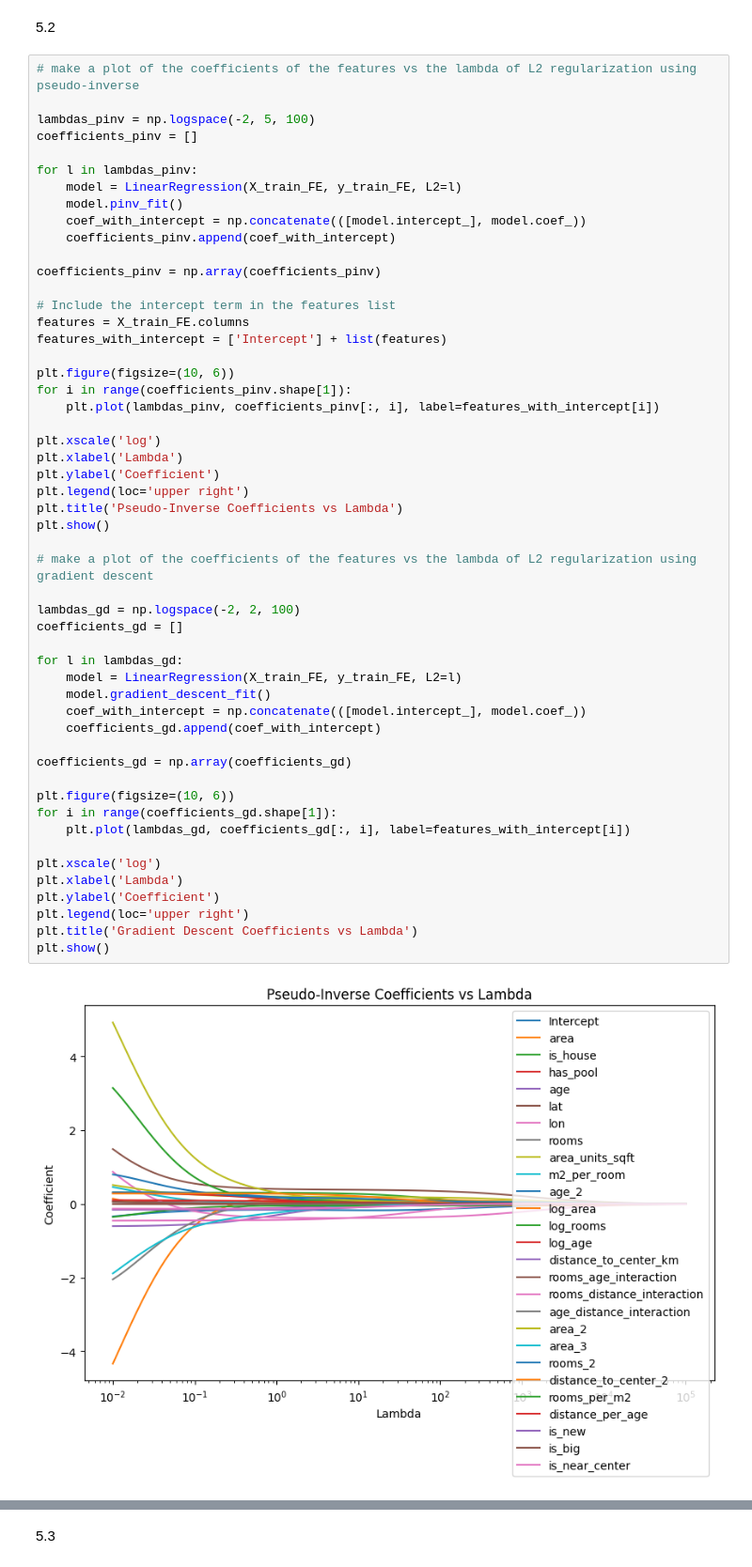
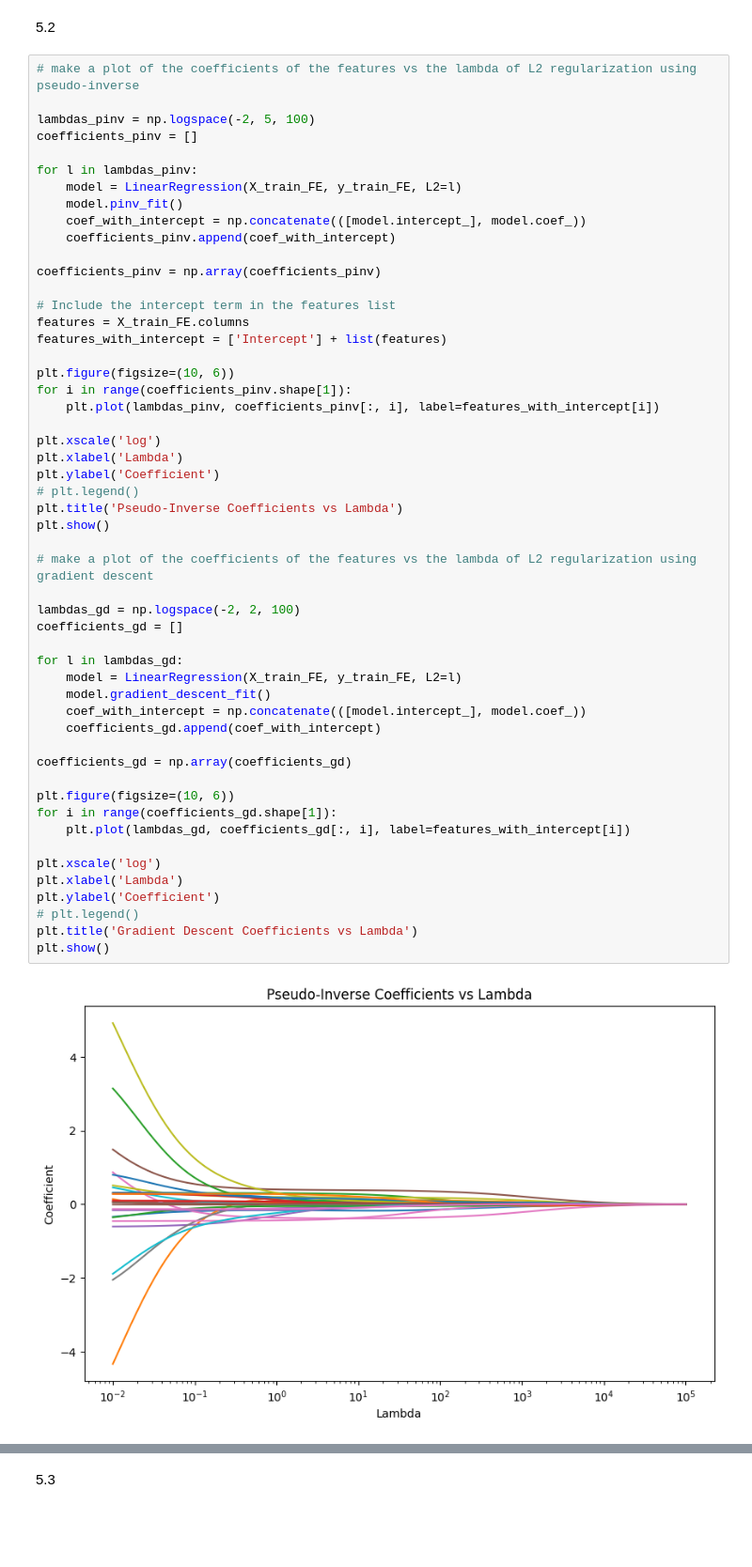
Before and after one commit to ilunomb/ML, a Jupyter notebook: TP1/Nomberg_Ilan_TP1/notebooks/Entrega_TP1.ipynb, the cells around one changed output, grey strips where cells are left out. Shown at 94% size. Drawn from its saved outputs; the diff is of its cells as text; blank space fills up the shorter version.

```diff
--- a/TP1/Nomberg_Ilan_TP1/notebooks/Entrega_TP1.ipynb
+++ b/TP1/Nomberg_Ilan_TP1/notebooks/Entrega_TP1.ipynb
@@ -383,33 +395,33 @@ for i in range(coefficients_pinv.shape[1]):
 
 plt.xscale('log')
 plt.xlabel('Lambda')
 plt.ylabel('Coefficient')
-plt.legend(loc='upper right')
+# plt.legend()
 plt.title('Pseudo-Inverse Coefficients vs Lambda')
 plt.show()
 
 # make a plot of the coefficients of the features vs the lambda of L2 regularization using gradient descent
 
 lambdas_gd = np.logspace(-2, 2, 100)
 coefficients_gd = []
 
 for l in lambdas_gd:
     model = LinearRegression(X_train_FE, y_train_FE, L2=l)
     model.gradient_descent_fit()
     coef_with_intercept = np.concatenate(([model.intercept_], model.coef_))
     coefficients_gd.append(coef_with_intercept)
 
 coefficients_gd = np.array(coefficients_gd)
 
 plt.figure(figsize=(10, 6))
 for i in range(coefficients_gd.shape[1]):
     plt.plot(lambdas_gd, coefficients_gd[:, i], label=features_with_intercept[i])
 
 plt.xscale('log')
 plt.xlabel('Lambda')
 plt.ylabel('Coefficient')
-plt.legend(loc='upper right')
+# plt.legend()
 plt.title('Gradient Descent Coefficients vs Lambda')
 plt.show()
 # %% [output]
-[figure, old version]
+[figure, new version]
```
Also changed, not shown: parts of 8 cells of this notebook, 2 other files.
